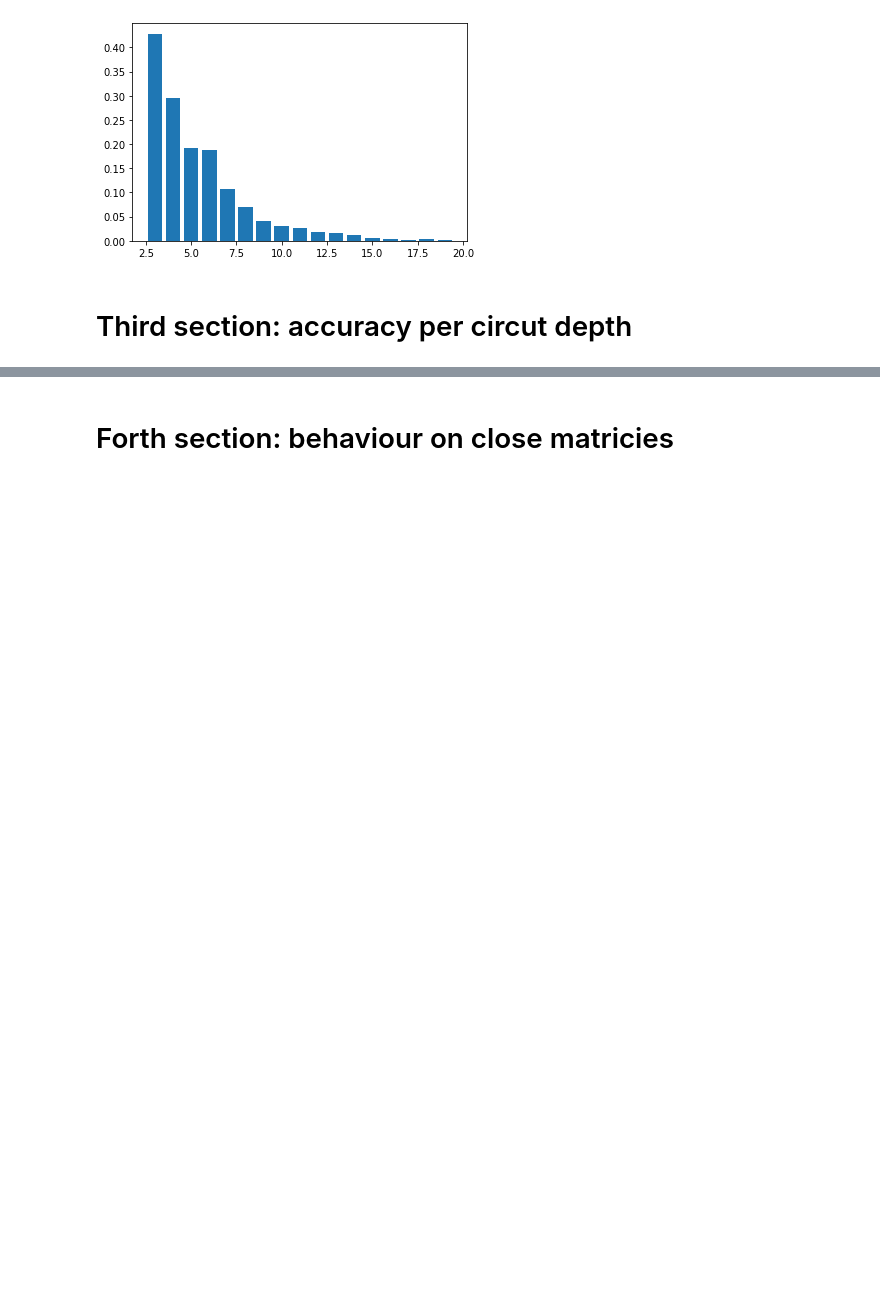
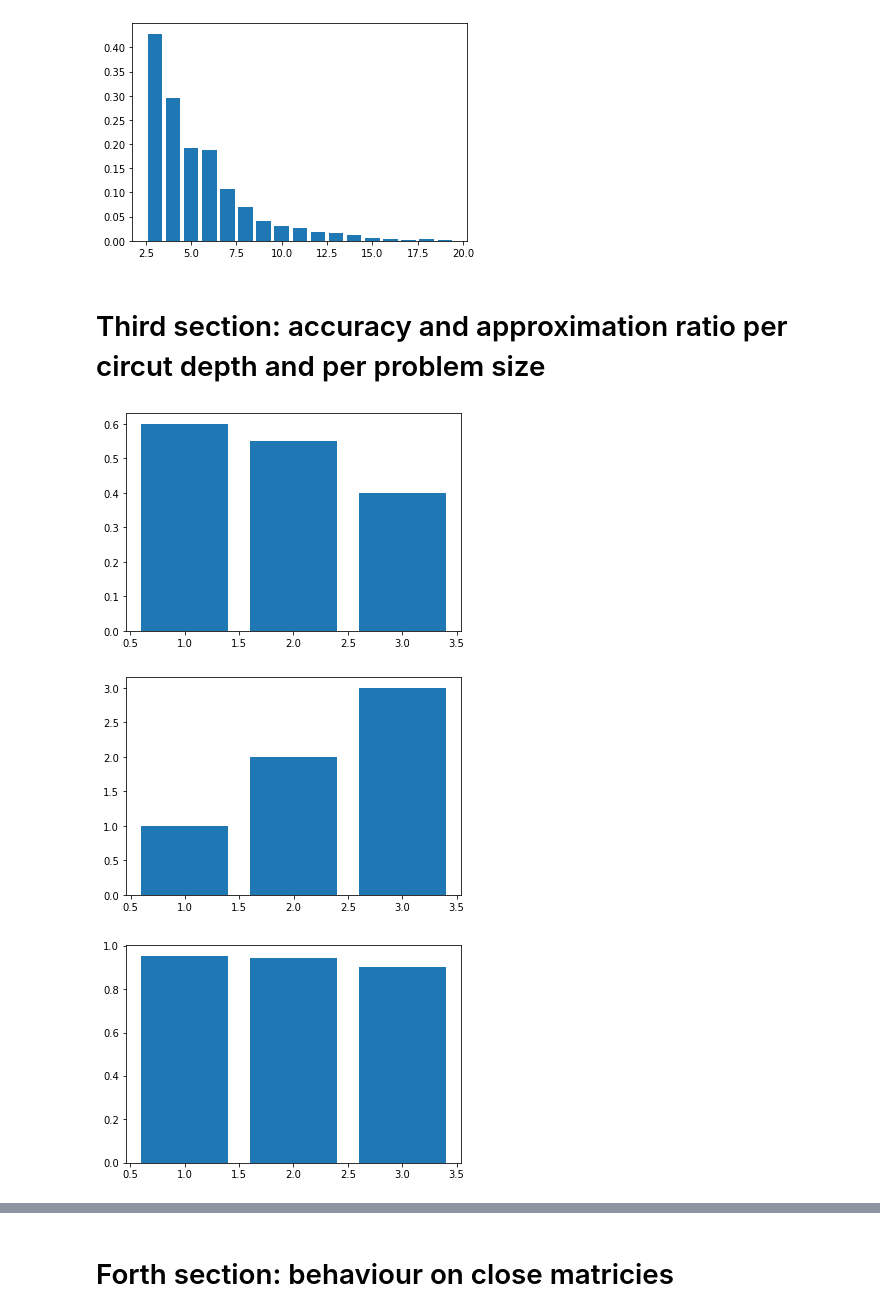
Before and after one commit to zentas/qaoa, a Jupyter notebook: Main.ipynb, the cells around one changed output, grey strips where cells are left out. Cells and saved outputs as stored; diff of their text form; code cells hidden in the pictures; blank space fills up the shorter version.

```diff
--- a/Main.ipynb
+++ b/Main.ipynb
@@ -220,7 +220,7 @@ plt.bar(rng, a)
 <BarContainer object of 17 artists>
 [figure]
 # %% [markdown]
-# Third section: accuracy per circut depth
+# Third section: accuracy and approximation ratio per circut depth and per problem size
 # %%
 accuracy_exp_dim = 9
 samples_number = 20
@@ -241,11 +241,13 @@ def count_solved_fraction(p):
                                method=method,
                                create_backend=backend_creator)
     cnt = 0
+    ratio = 0
     for model, brute_solution in tqdm(models_and_brute_solutions):
         solution = experiment.solve(model)
         final_theta = solution.x
         counts, (item, score) = experiment.retrieve_state_distribution(model, final_theta)
+        ratio += experiment.approximation_ratio(model, item, brute_solution)
         if experiment.validate(item, brute_solution):
             cnt += 1
 
-    return cnt/samples_number
+    return cnt/samples_number, ratio/samples_number
@@ -251,0 +257,18 @@ def count_solved_fraction(p):
+# %%
+# accuracy
+plt.bar(rng, [aa[0] for aa in a])
+plt.show()
+
+# launches
+import math
+P = 0.8
+plt.bar(rng, [math.ceil(math.log(1 - P, 1 - aa[0]) - 1) for aa in a])
+plt.show()
+
+# ratio
+plt.bar(rng, [aa[1] for aa in a])
+plt.show()
+# %% [output]
+[figure, added]
+[figure, added]
+[figure, added]
```
Also changed, not shown: parts of 5 cells of this notebook, 1 other file.
